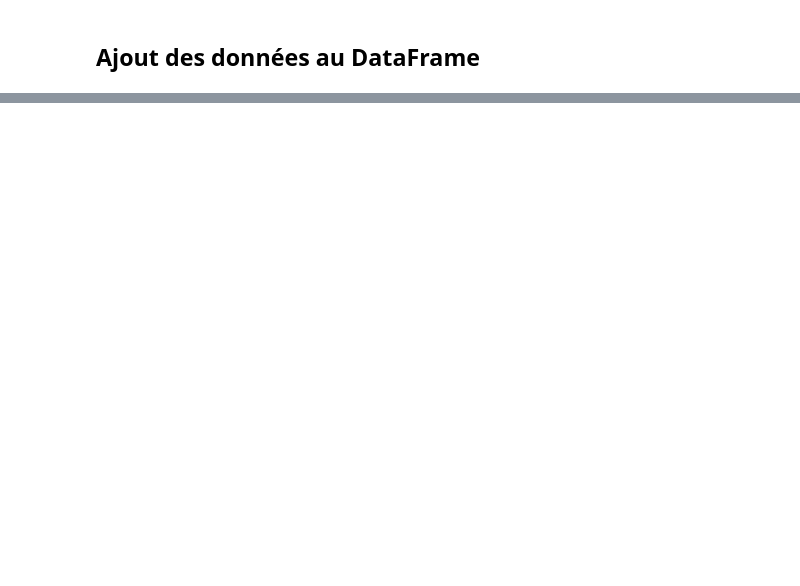
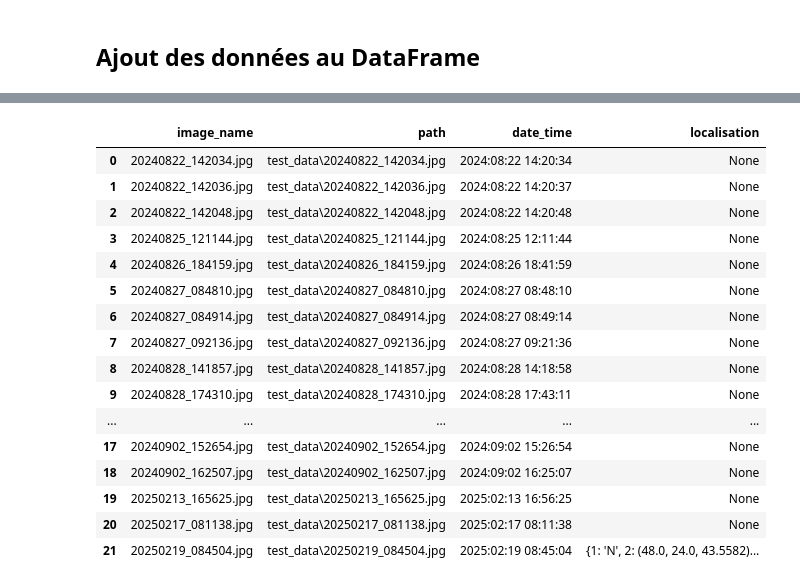
Before and after one commit to ChakSem/UQAC-SnapSort-Atelier1, a Jupyter notebook: Connection_tests.ipynb, the cells around one changed output, grey strips where cells are left out. Cells and saved outputs as stored; diff of their text form; code cells hidden in the pictures; blank space fills up the shorter version.

```diff
--- a/Connection_tests.ipynb
+++ b/Connection_tests.ipynb
@@ -161,3 +165,27 @@ image_data
+# %%
+def create_df(image_paths):
+    image_list = []
+    for path in image_paths:
+        image = Image.open(path)
+        image_name = os.path.basename(path)
+        exifdata = image._getexif()
+        date_time, localisation = None, None
+        if exifdata:
+            for tag_id, value in exifdata.items():
+                tag = Image.ExifTags.TAGS.get(tag_id, tag_id)
+                if tag == "DateTime":
+                    date_time = value
+                elif tag == "GPSInfo":
+                    localisation = value
+
+            image_list.append((image_name, path, date_time, localisation))
+
+        else:
+            print("Aucune donnée EXIF trouvée.")
+
+    df = pd.DataFrame(image_list, columns=["image_name", "path", "date_time", "localisation"])
+
+    return df
 # %%
 def add_keywords_to_df(image_data, keywords_output):
     if keywords_output:
@@ -181,6 +199,28 @@ def add_categories_to_df(image_data, categories_output):
         print("Aucune catégorisation trouvée !")
 
     return image_data
+# %%
+image_data = create_df(image_paths)
+
+image_data
+# %% [output]
+|  | image_name | path | date_time | localisation |
+| 0 | 20240822_142034.jpg | test_data\20240822_142034.jpg | 2024:08:22 14:20:34 | None |
+| 1 | 20240822_142036.jpg | test_data\20240822_142036.jpg | 2024:08:22 14:20:37 | None |
+| 2 | 20240822_142048.jpg | test_data\20240822_142048.jpg | 2024:08:22 14:20:48 | None |
+| 3 | 20240825_121144.jpg | test_data\20240825_121144.jpg | 2024:08:25 12:11:44 | None |
+| 4 | 20240826_184159.jpg | test_data\20240826_184159.jpg | 2024:08:26 18:41:59 | None |
+| 5 | 20240827_084810.jpg | test_data\20240827_084810.jpg | 2024:08:27 08:48:10 | None |
+| 6 | 20240827_084914.jpg | test_data\20240827_084914.jpg | 2024:08:27 08:49:14 | None |
+| 7 | 20240827_092136.jpg | test_data\20240827_092136.jpg | 2024:08:27 09:21:36 | None |
+| 8 | 20240828_141857.jpg | test_data\20240828_141857.jpg | 2024:08:28 14:18:58 | None |
+| 9 | 20240828_174310.jpg | test_data\20240828_174310.jpg | 2024:08:28 17:43:11 | None |
+| ... | ... | ... | ... | ... |
+| 17 | 20240902_152654.jpg | test_data\20240902_152654.jpg | 2024:09:02 15:26:54 | None |
+| 18 | 20240902_162507.jpg | test_data\20240902_162507.jpg | 2024:09:02 16:25:07 | None |
+| 19 | 20250213_165625.jpg | test_data\20250213_165625.jpg | 2025:02:13 16:56:25 | None |
+| 20 | 20250217_081138.jpg | test_data\20250217_081138.jpg | 2025:02:17 08:11:38 | None |
+| 21 | 20250219_084504.jpg | test_data\20250219_084504.jpg | 2025:02:19 08:45:04 | {1: 'N', 2: (48.0, 24.0, 43.5582)... |
 # %%
 image_data = add_keywords_to_df(image_data, keywords_output)
 image_data = add_categories_to_df(image_data, categories_output)
```
Also changed, not shown: parts of 15 cells of this notebook, 21 other files.
